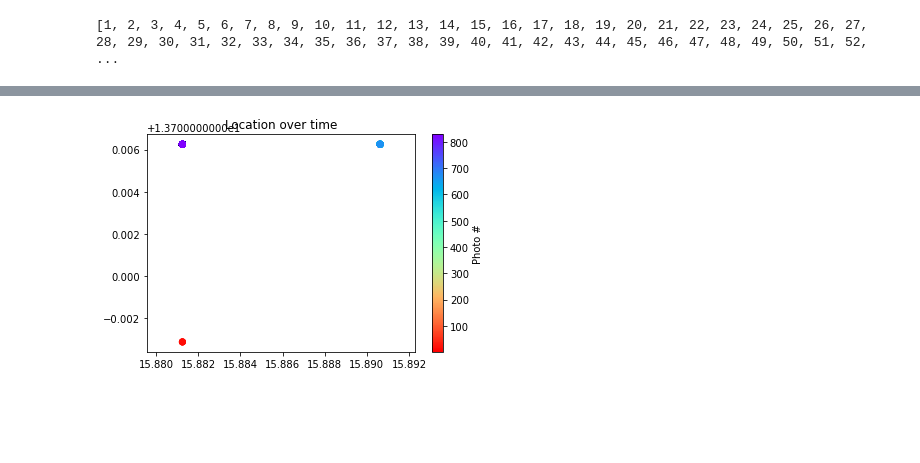
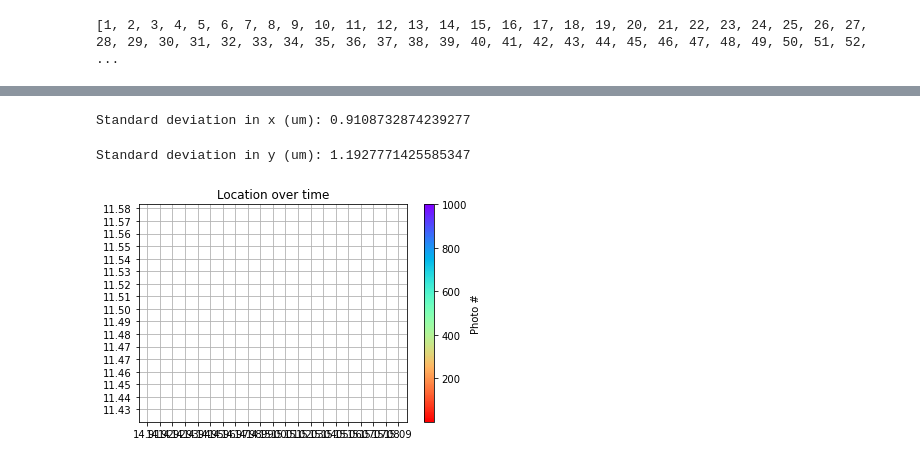
Before and after one commit to rsebok/PiezoProject_UMich, a Jupyter notebook: datacollectsoftware-CopyRS.ipynb, the cells around one changed output, grey strips where cells are left out. Drawn from its saved outputs; the diff is of its cells as text; code cells hidden in the pictures; blank space fills up the shorter version.

```diff
--- a/datacollectsoftware-CopyRS.ipynb
+++ b/datacollectsoftware-CopyRS.ipynb
@@ -176,8 +209,33 @@ print(steps)
+# %%
+print("Standard deviation in x (um):",np.std(xcoords_um))
+# %% [output]
+Standard deviation in x (um): 0.9108732874239277
+# %%
+print("Standard deviation in y (um):",np.std(ycoords_um))
+# %% [output]
+Standard deviation in y (um): 1.1927771425585347
 # %%
+fig = plt.figure()
+ax = fig.add_subplot(1, 1, 1)
+
+#ticks
+major_ticks = np.arange(0, 25, 0.009375)
+minor_ticks = np.arange(0, 25, 0.009375)
+
+ax.set_xticks(major_ticks)
+ax.set_xticks(minor_ticks, minor=True)
+ax.set_yticks(major_ticks)
+ax.set_yticks(minor_ticks, minor=True)
+
+#corresponding grid
+ax.grid(which='both')
+
 plt.scatter(xcoords,ycoords,c=steps,cmap='rainbow_r')
 plt.colorbar(label='Photo #')
 plt.title("Location over time")
 plt.axis('equal')
+plt.xlim(14.9,15.1)
+plt.ylim(11.4,11.6)
 plt.show()
 # %% [output]
-[figure, old version]
+[figure, new version]
```
Also changed, not shown: parts of 9 cells of this notebook, 32 other files.
